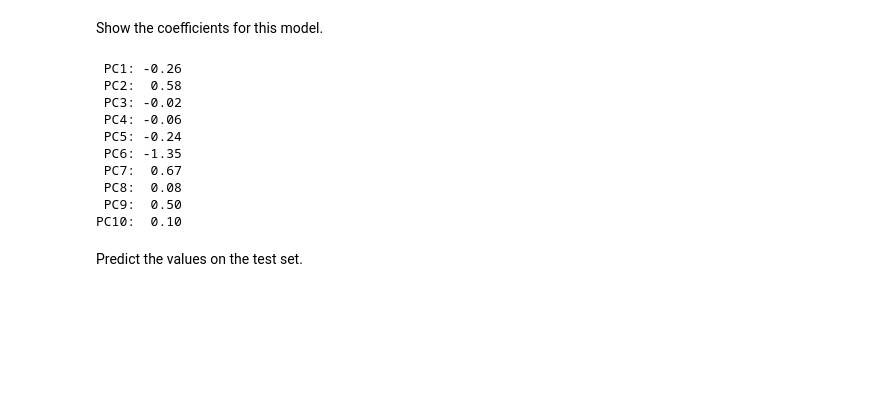
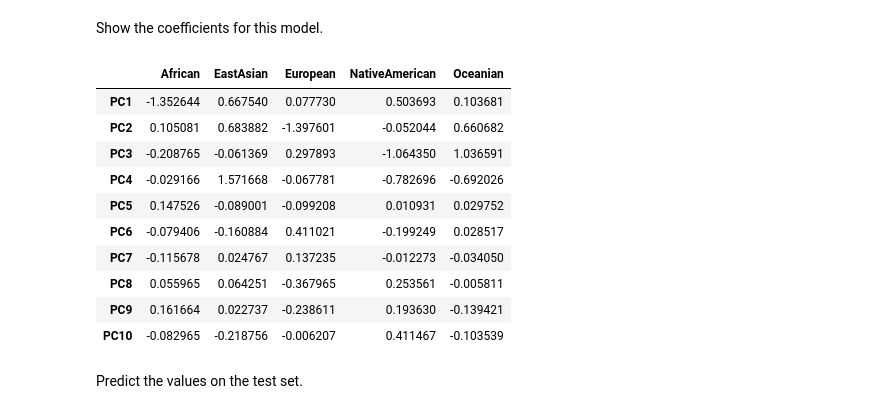
Before and after one commit to fau-masters-collected-works-cgarbin/regression-no-libraries, a Jupyter notebook: logistic_regression.ipynb, the cells around one changed output. Saved outputs shown, nothing was run; the diff lists cells and outputs as text; code cells hidden in the pictures; blank space fills up the shorter version.

Commit message:
Improve display of coefficient

```diff
--- a/logistic_regression.ipynb
+++ b/logistic_regression.ipynb
@@ -188,20 +187,22 @@ betas4 = logistic.fit(x, y, lr=LR, lmbda=smallest_cce_lambda, iterations=10_000)
 #betas4 = logistic.fit(x, y, lr=0.00001, lmbda=0.1, iterations=50_000)
 # %% [markdown]
 Show the coefficients for this model.
-# %%
-for feature, beta in zip(FEATURE_NAMES, betas4.flatten()):
-    print(f'{feature:>4}: {beta:5.2f}')
-# %% [output]
- PC1: -0.26
- PC2:  0.58
- PC3: -0.02
- PC4: -0.06
- PC5: -0.24
- PC6: -1.35
- PC7:  0.67
- PC8:  0.08
- PC9:  0.50
-PC10:  0.10
+# %%
+coefficients_class = pd.DataFrame(betas4[1:, :],
+    index=FEATURE_NAMES, columns=CLASS_NAMES)
+coefficients_class
+# %% [output]
+|  | African | EastAsian | European | NativeAmerican | Oceanian |
+| PC1 | -1.352644 | 0.667540 | 0.077730 | 0.503693 | 0.103681 |
+| PC2 | 0.105081 | 0.683882 | -1.397601 | -0.052044 | 0.660682 |
+| PC3 | -0.208765 | -0.061369 | 0.297893 | -1.064350 | 1.036591 |
+| PC4 | -0.029166 | 1.571668 | -0.067781 | -0.782696 | -0.692026 |
+| PC5 | 0.147526 | -0.089001 | -0.099208 | 0.010931 | 0.029752 |
+| PC6 | -0.079406 | -0.160884 | 0.411021 | -0.199249 | 0.028517 |
+| PC7 | -0.115678 | 0.024767 | 0.137235 | -0.012273 | -0.034050 |
+| PC8 | 0.055965 | 0.064251 | -0.367965 | 0.253561 | -0.005811 |
+| PC9 | 0.161664 | 0.022737 | -0.238611 | 0.193630 | -0.139421 |
+| PC10 | -0.082965 | -0.218756 | -0.006207 | 0.411467 | -0.103539 |
 # %% [markdown]
 Predict the values on the test set.
 # %%
```
Also changed, not shown: parts of 15 cells of this notebook.
